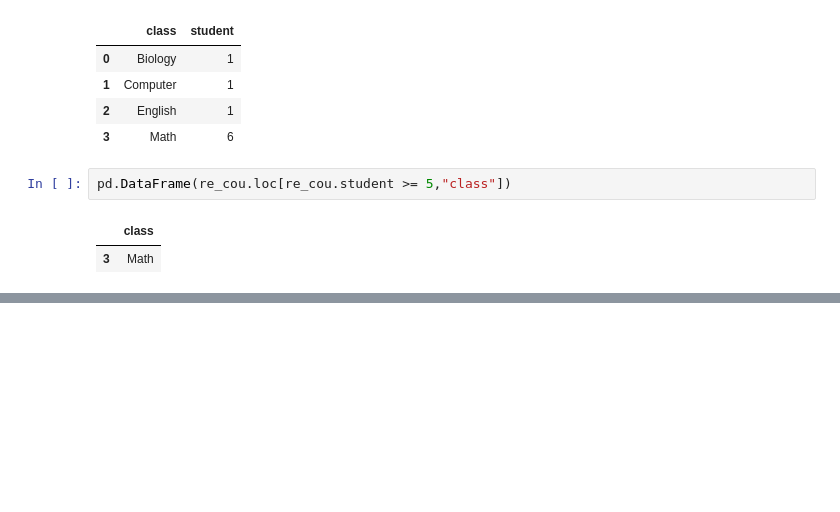
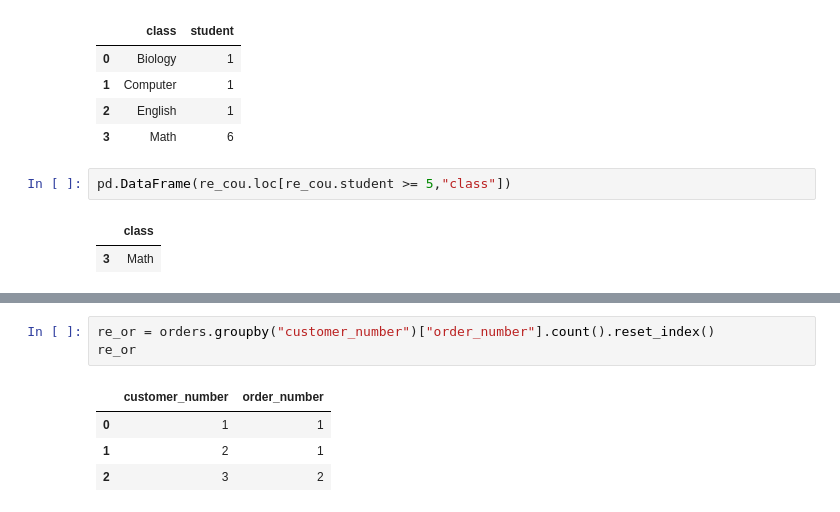
Before and after one commit to ShahriarHA/The-Pandas--Playground, a Jupyter notebook: leetCode3.ipynb, the cells around one changed output, grey strips where cells are left out. Cells and saved outputs as stored; diff of their text form; blank space fills up the shorter version.

```diff
--- a/leetCode3.ipynb
+++ b/leetCode3.ipynb
@@ -377,0 +392,8 @@ pd.DataFrame(re_cou.loc[re_cou.student >= 5,"class"])
+# %%
+re_or = orders.groupby("customer_number")["order_number"].count().reset_index()
+re_or
+# %% [output]
+|  | customer_number | order_number |
+| 0 | 1 | 1 |
+| 1 | 2 | 1 |
+| 2 | 3 | 2 |
```
Also changed, not shown: parts of 5 cells of this notebook.
